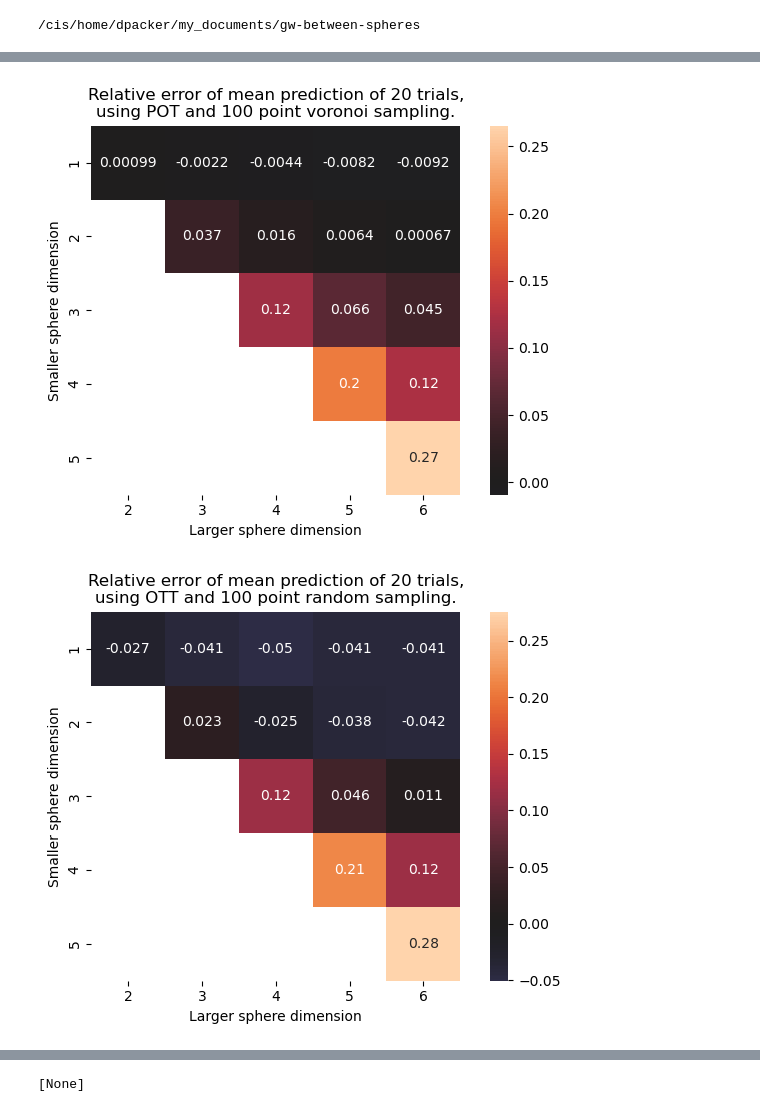
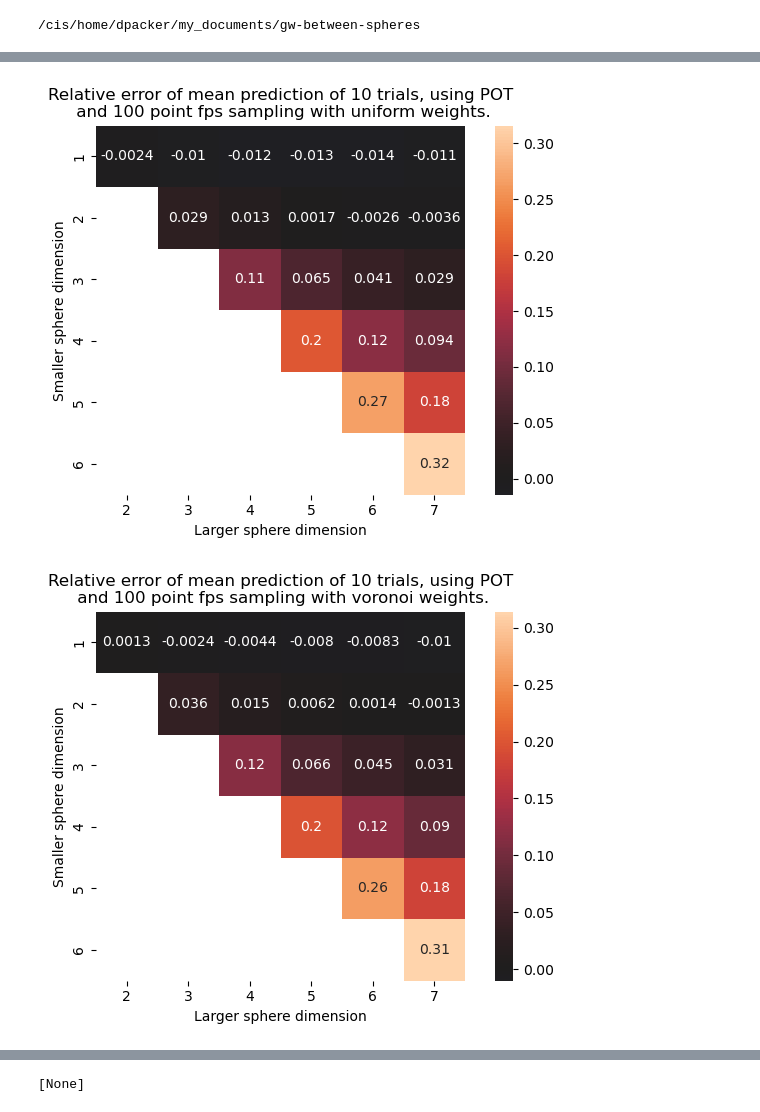
Before and after one commit to Daniel-Packer/gw-between-spheres, a Jupyter notebook: notebooks/multi_dimension_plots.ipynb, the cells around one changed output, grey strips where cells are left out. Cells and saved outputs as stored; diff of their text form; code cells hidden in the pictures.

```diff
--- a/notebooks/multi_dimension_plots.ipynb
+++ b/notebooks/multi_dimension_plots.ipynb
@@ -22,13 +22,16 @@ root_path = Path(".")
 data_path = root_path / "fixed_samples_data"
 plot_path = root_path / "plots_dimensions"
 # %%
-sampling_strategy = "arrange"
-n_trials = 20
+sampling_strategy = "fps"
+weighting_strategy = "voronoi"
+n_trials = 10
 n_samples = 100
 gw_method = "pot_estimate"  # either `pot_estimate` or `ott_estimate_reg0.01`
+gw_method = "ott_estimate_reg0.01"  # either `pot_estimate` or `ott_estimate_reg0.01`
 
 for gw_method in ["pot_estimate", "ott_estimate_reg0.01"]:
-    for sampling_strategy in ["random", "arrange", "voronoi"]:
-        trial_path = data_path / f"{sampling_strategy}_trials" / f"{sampling_strategy}_trials_n{n_trials}_s{n_samples}.json"
-        make_dimension_plot(trial_path, gw_method, plot_path)
+    for sampling_strategy in ["random", "fps"]:
+        for weighting_strategy in ["uniform", "voronoi"]:
+            trial_path = data_path / f"{sampling_strategy}-{weighting_strategy}_trials" / f"{sampling_strategy}-{weighting_strategy}_trials_n{n_trials}_s{n_samples}.json"
+            make_dimension_plot(trial_path, gw_method, plot_path)
 # %% [output]
@@ -37,2 +40,2 @@ for gw_method in ["pot_estimate", "ott_estimate_reg0.01"]:
-[figure, old version]
+[figure, new version]
-[figure, old version]
+[figure, new version]
```
Also changed, not shown: parts of 1 cell of this notebook, 57 other files.
